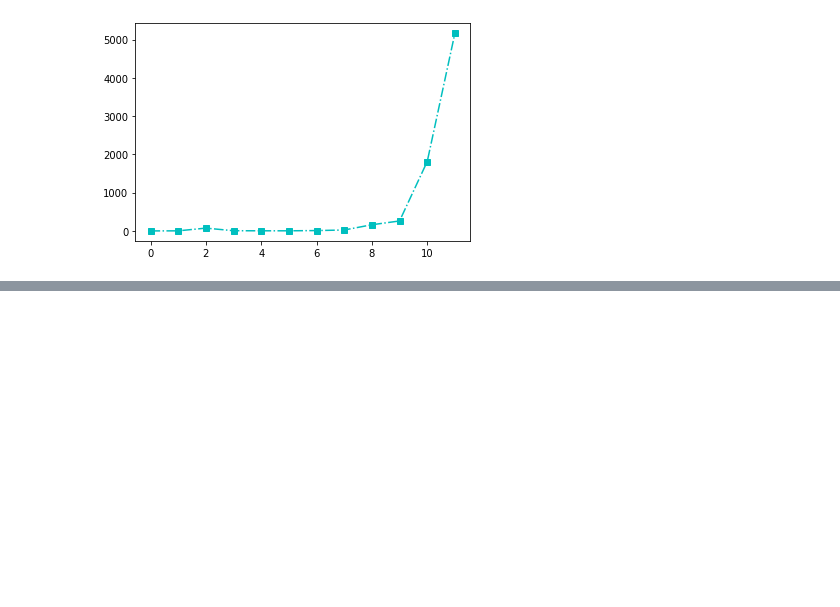
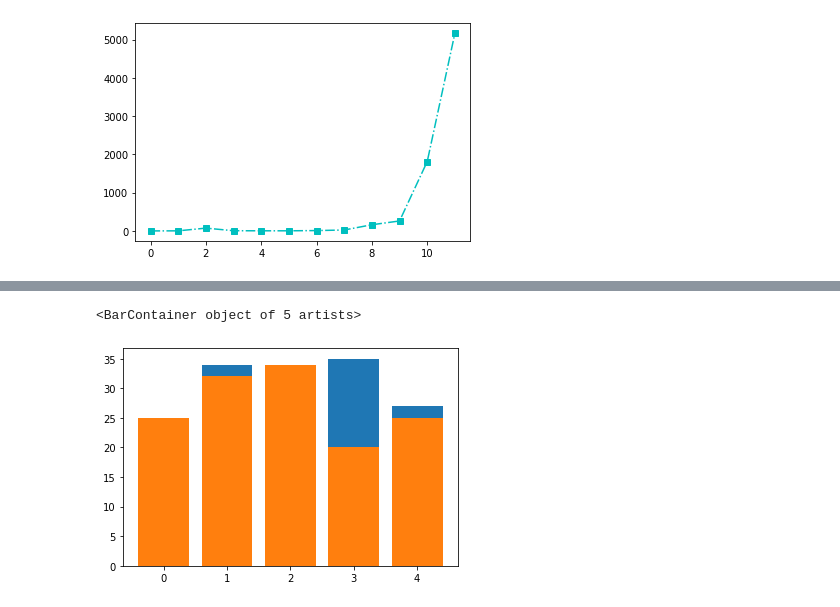
Before and after one commit to sskboonmee/DWDM21, a Jupyter notebook: Data_Visualization.ipynb, the cells around one changed output, grey strips where cells are left out. Cells and saved outputs as stored; diff of their text form; code cells hidden in the pictures; blank space fills up the shorter version.

```diff
--- a/Data_Visualization.ipynb
+++ b/Data_Visualization.ipynb
@@ -173,0 +197,7 @@ plt.plot(range(len(data.iloc[::50,1])),data.iloc[::50,1],'s-.c')
+# %%
+plt.bar([0,1,2,3,4],men_means)   #ทับกันมองไม่เห็นค่าที่อยู่ข้างหลัง แก้ดดยกำหนด width ให้มัน
+plt.bar([0,1,2,3,4],women_means)
+#มันทับกัน
+# %% [output]
+<BarContainer object of 5 artists>
+[figure, added]
```
Also changed, not shown: parts of 19 cells of this notebook.
